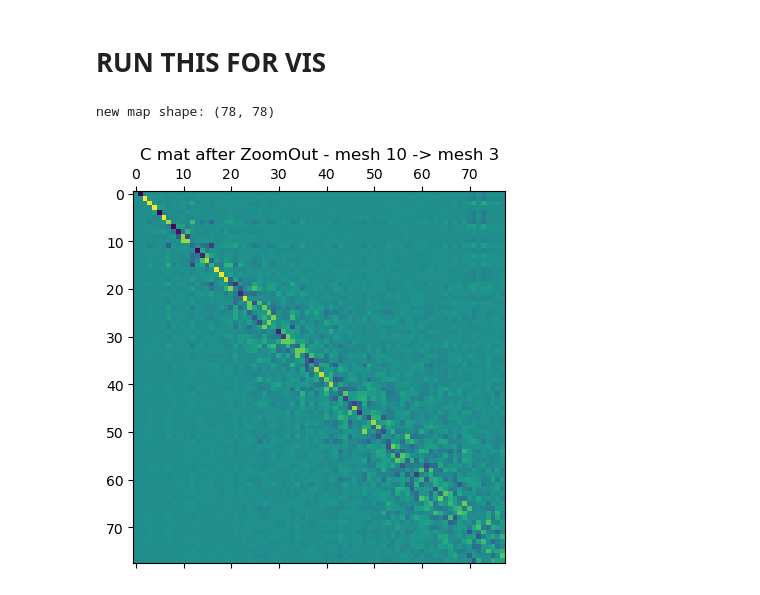
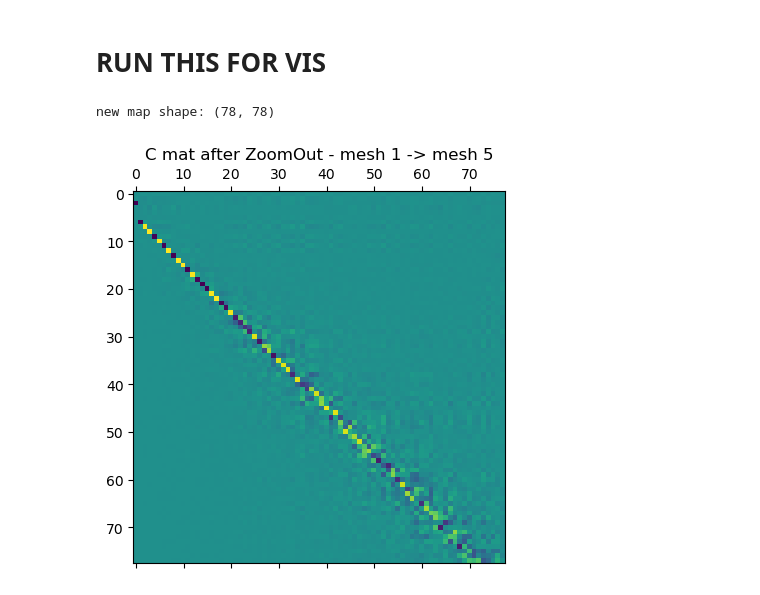
Before and after one commit to Arma1500/capstone2025, a Jupyter notebook: implementation/CZ_implementation_new_meshes.ipynb, the cells around one changed output. Drawn from its saved outputs; the diff is of its cells as text; code cells hidden in the pictures.

```diff
--- a/implementation/CZ_implementation_new_meshes.ipynb
+++ b/implementation/CZ_implementation_new_meshes.ipynb
@@ -77,7 +79,7 @@ def clean_mesh(mesh):
 path = os.path.abspath('renders_small_dataset')
 
 start_frame = 1
-end_frame = 10
+end_frame = 5
 frames = [str(i).zfill(4) for i in range(start_frame, end_frame + 1)]
 
 # load meshes
@@ -525,7 +469,7 @@ Computing a 3000-sized subsample for each mesh
 import pickle as p
 
 # #save
-with open("../../fmn_model_10_New.pkl", "wb") as f:
+with open("../../fmn_model_5_w_decay.pkl", "wb") as f:
     p.dump(fmn_model, f)
 
 # load
@@ -571,8 +515,8 @@ Text(0.5, 1.0, 'Conformal CSD')
 # RUN THIS FOR VIS
 # %%
 # For Display
-ind_1 = 9
-ind_2 = 2
+ind_1 = 0
+ind_2 = 4
 
 mesh1, mesh2 = mesh_list[ind_1], mesh_list[ind_2]
 
@@ -589,33 +533,33 @@ plt.show()
 # map_2_3 = new_maps_dict[(1,2)]
 # map_3_4 = new_maps_dict[(2,3)]
 # map_4_5 = new_maps_dict[(3,4)]
 
 # map_5_6 = new_maps_dict[(4,5)]
 # map_6_7 = new_maps_dict[(5,6)]
 # map_7_8 = new_maps_dict[(6,7)]
 # map_8_9 = new_maps_dict[(7,8)]
 # map_9_10 = new_maps_dict[(8,9)]
 
 # comp_map = map_1_2 @ map_2_3 @ map_3_4 @ map_4_5 @ map_5_6 @ map_6_7 @ map_7_8 @ map_8_9 @ map_9_10
 # plt.matshow(comp_map)
 # plt.title(f"composite map 1 to 10")
 # plt.show()
 
 
 # mesh1_o3d, mesh2_o3d = mesh_list_o3d[ind_1], mesh_list_o3d[ind_2]
 # verts_o3d = np.asarray(mesh1_o3d.vertices)
 
 p2p_15 = spectral.convert.mesh_FM_to_p2p(map_1_3, mesh1, mesh2) # need to look at this function properly
 
 cmap_1 = visu(mesh1.vertlist)
 cmap_2 = cmap_1[p2p_15]
 double_plot(mesh1, mesh2, cmap_1, cmap_2)
 
 # print(mesh1.vertlist.shape)
 # print(mesh2.vertlist.shape)
 # print(p2p_21.shape)
 # %% [output]
 new map shape: (78, 78)
-[figure, old version]
+[figure, new version]
 [interactive output not drawn]
 [interactive output not drawn]
```
Also changed, not shown: parts of 11 cells of this notebook, 1 other file.
